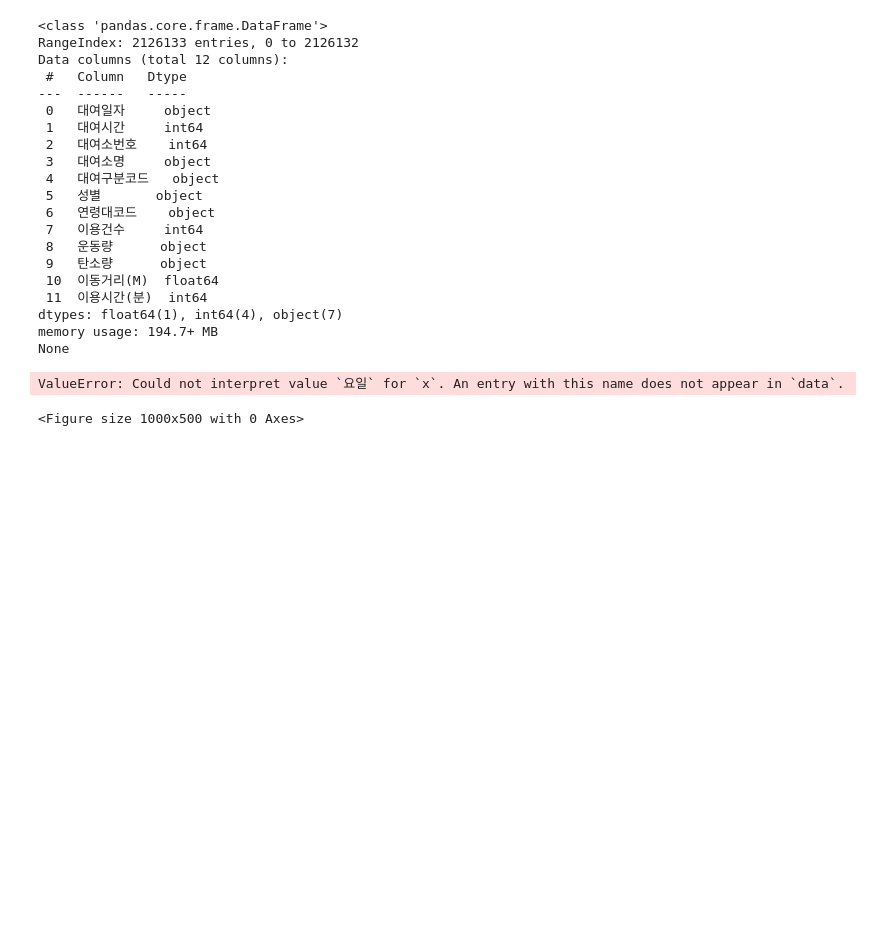
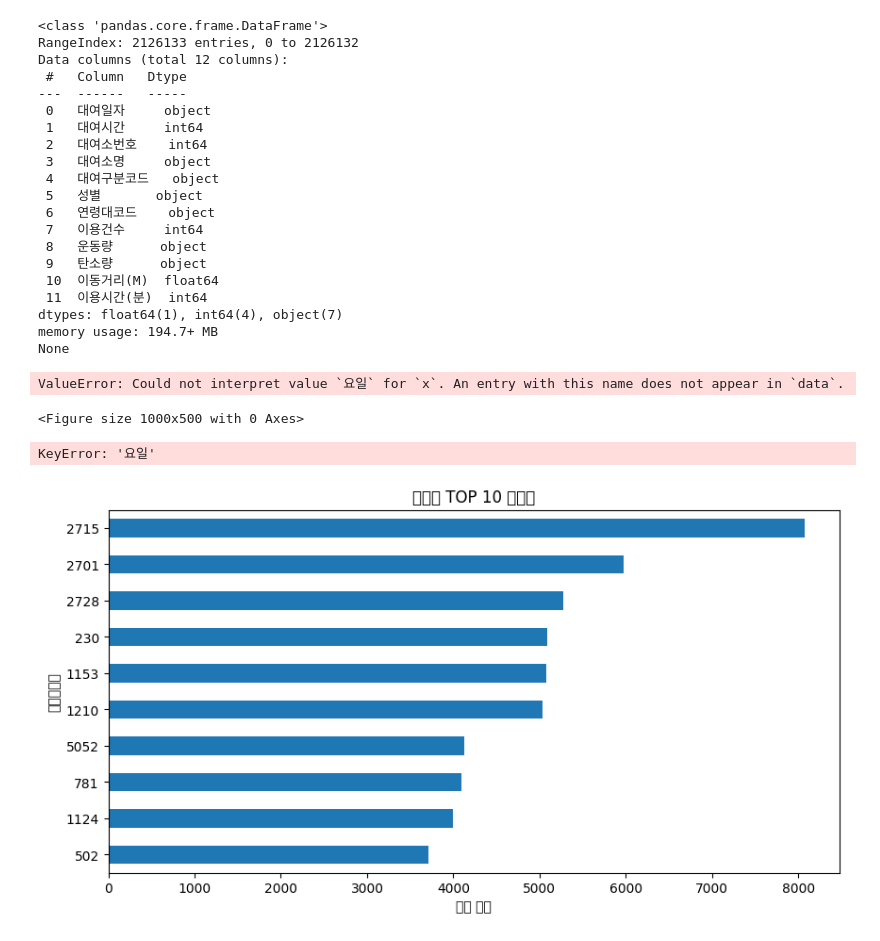
Before and after one commit to sudo-young/data_analysis, a Jupyter notebook: fahrrad/Seoul_fahrrad2024.ipynb, the cells around one changed output. Cells and saved outputs as stored; diff of their text form; code cells hidden in the pictures; blank space fills up the shorter version.

```diff
--- a/fahrrad/Seoul_fahrrad2024.ipynb
+++ b/fahrrad/Seoul_fahrrad2024.ipynb
@@ -131,3 +131,23 @@ plt.show()
 # %% [output]
 ValueError: Could not interpret value `요일` for `x`. An entry with this name does not appear in `data`.
 <Figure size 1000x500 with 0 Axes>
+# %%
+# # 7. 요일+시간대 heatmap 생성
+pivot_table = df.pivot_table(index='요일', columns='시간대', values='대여소번호', aggfunc='count').fillna(0)
+plt.figure(figsize=(12, 6))
+sns.heatmap(pivot_table.loc[['Monday', 'Tuesday', 'Wednesday', 'Thursday', 'Friday', 'Saturday', 'Sunday']], cmap="Blues")
+plt.title("요일-시간대 대여량 히트맵")
+plt.show()
+# %% [output]
+KeyError: '요일'
+# %%
+# # 8. 상위 대여소 TOP 10
+top_stations = df['대여소번호'].value_counts().head(10)
+plt.figure(figsize=(10, 5))
+top_stations.plot(kind='barh')
+plt.gca().invert_yaxis()
+plt.title("대여량 TOP 10 대여소")
+plt.xlabel("대여 건수")
+plt.show()
+# %% [output]
+[figure, added]
```
